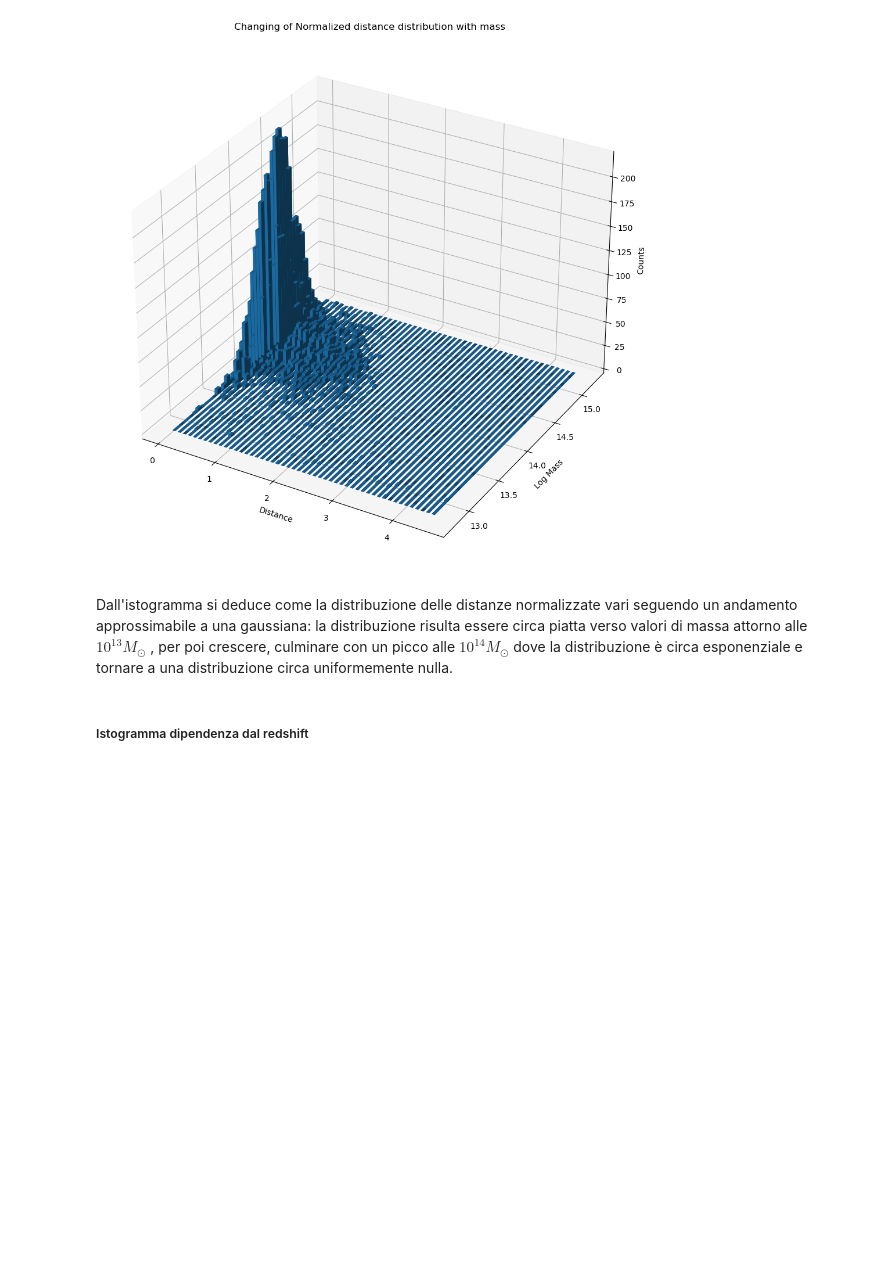
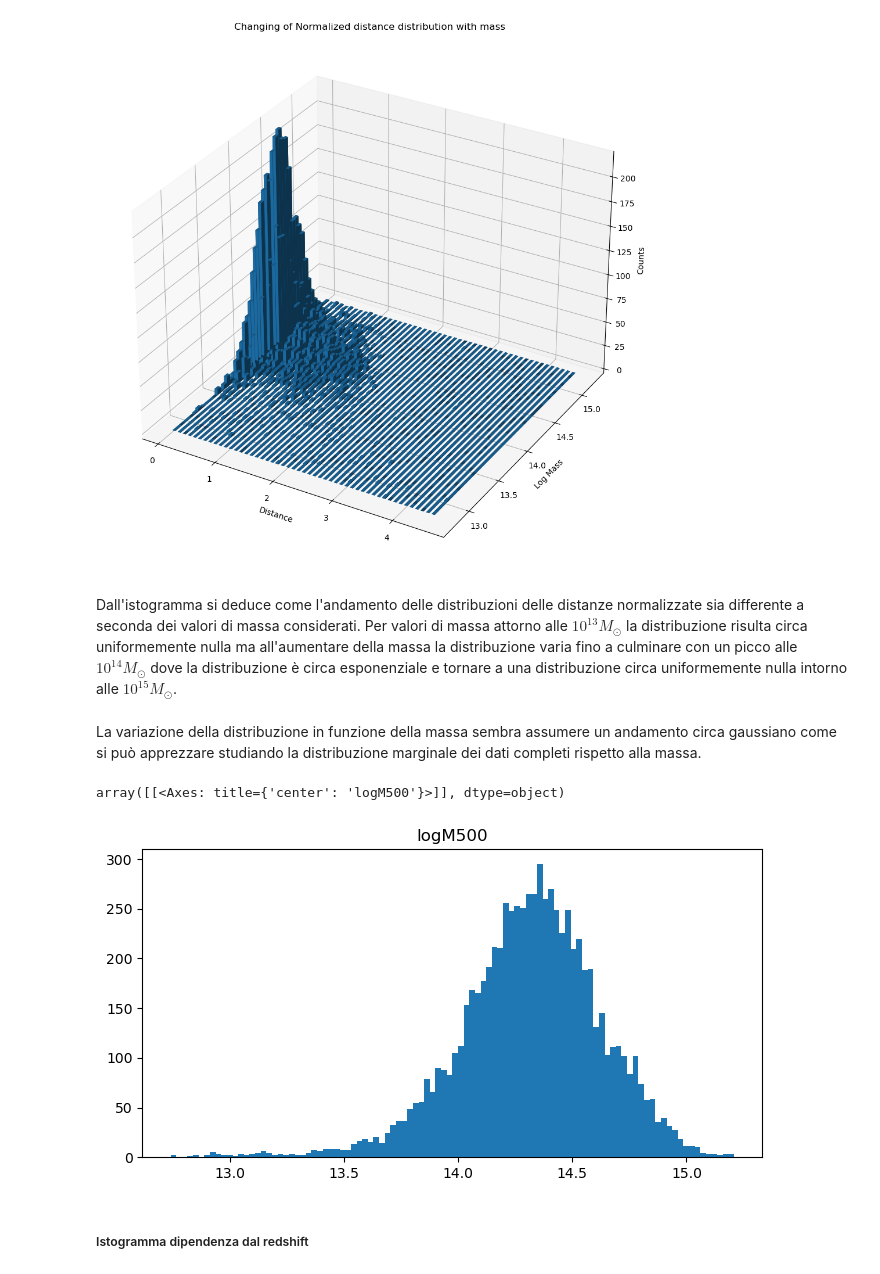
Before and after one commit to LoivX/RMDA, a Jupyter notebook: Esame.ipynb, the cells around one changed output. Drawn from its saved outputs; the diff is of its cells as text; code cells hidden in the pictures; blank space fills up the shorter version.

```diff
--- a/Esame.ipynb
+++ b/Esame.ipynb
@@ -194,7 +180,15 @@ plot_hist3D(x, y, z, 'Changing of Normalized distance distribution with mass', [
 # %% [output]
 [figure]
 # %% [markdown]
-Dall'istogramma si deduce come la distribuzione delle distanze normalizzate vari seguendo un andamento approssimabile a una gaussiana: la distribuzione risulta essere circa piatta verso valori di massa attorno alle $10^{13} M_\odot$ , per poi crescere, culminare con un picco alle $10^{14} M_\odot$ dove la distribuzione è circa esponenziale e tornare a una distribuzione circa uniformemente nulla.
+Dall'istogramma si deduce come l'andamento delle distribuzioni delle distanze normalizzate sia differente a seconda dei valori di massa considerati.
+Per valori di massa attorno alle $10^{13} M_\odot$ la distribuzione risulta circa uniformemente nulla ma all'aumentare della massa la distribuzione varia fino a culminare con un picco alle $10^{14} M_\odot$ dove la distribuzione è circa esponenziale e tornare a una distribuzione circa uniformemente nulla intorno alle $10^15 M_\odot$.
+# %% [markdown]
+La variazione della distribuzione in funzione della massa sembra assumere un andamento circa gaussiano come si può apprezzare studiando la distribuzione marginale dei dati completi rispetto alla massa.
+# %%
+data.hist(column='logM500', bins=100, grid=False, figsize=(8,4))
+# %% [output]
+array([[<Axes: title={'center': 'logM500'}>]], dtype=object)
+[figure, added]
 # %% [markdown]
 ##### Istogramma dipendenza dal redshift
 # %%
```
Also changed, not shown: parts of 25 cells of this notebook.
